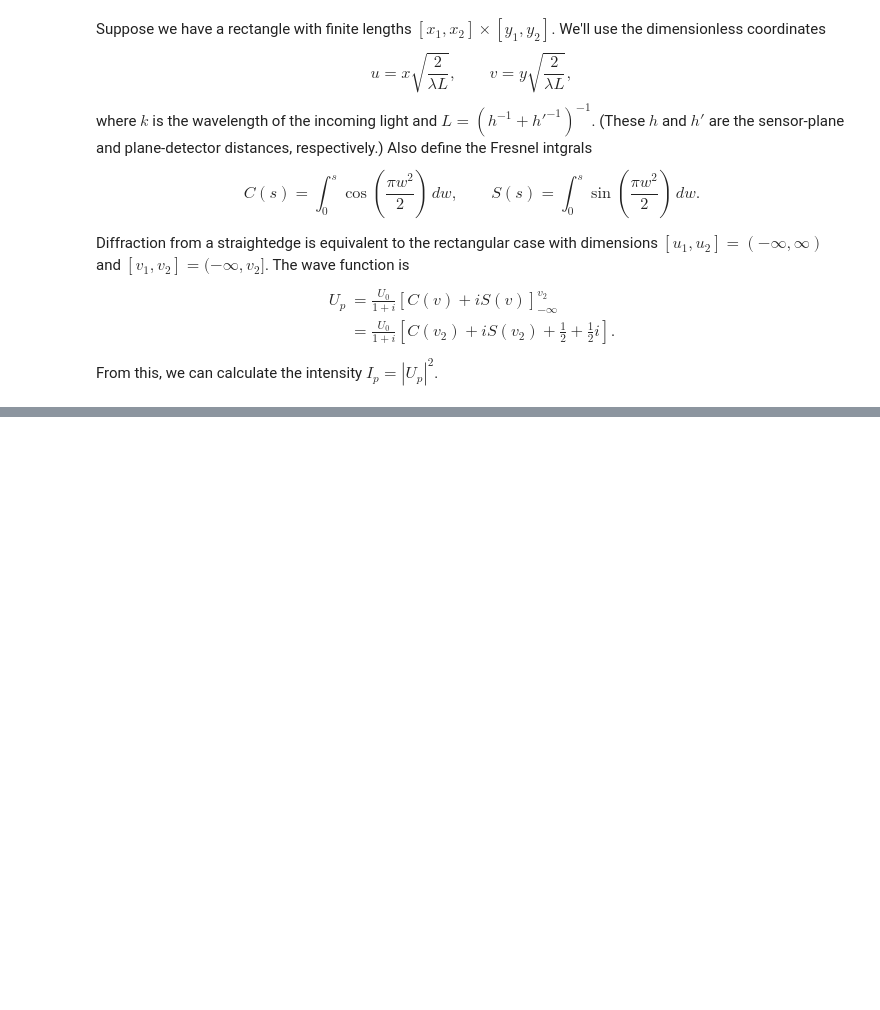
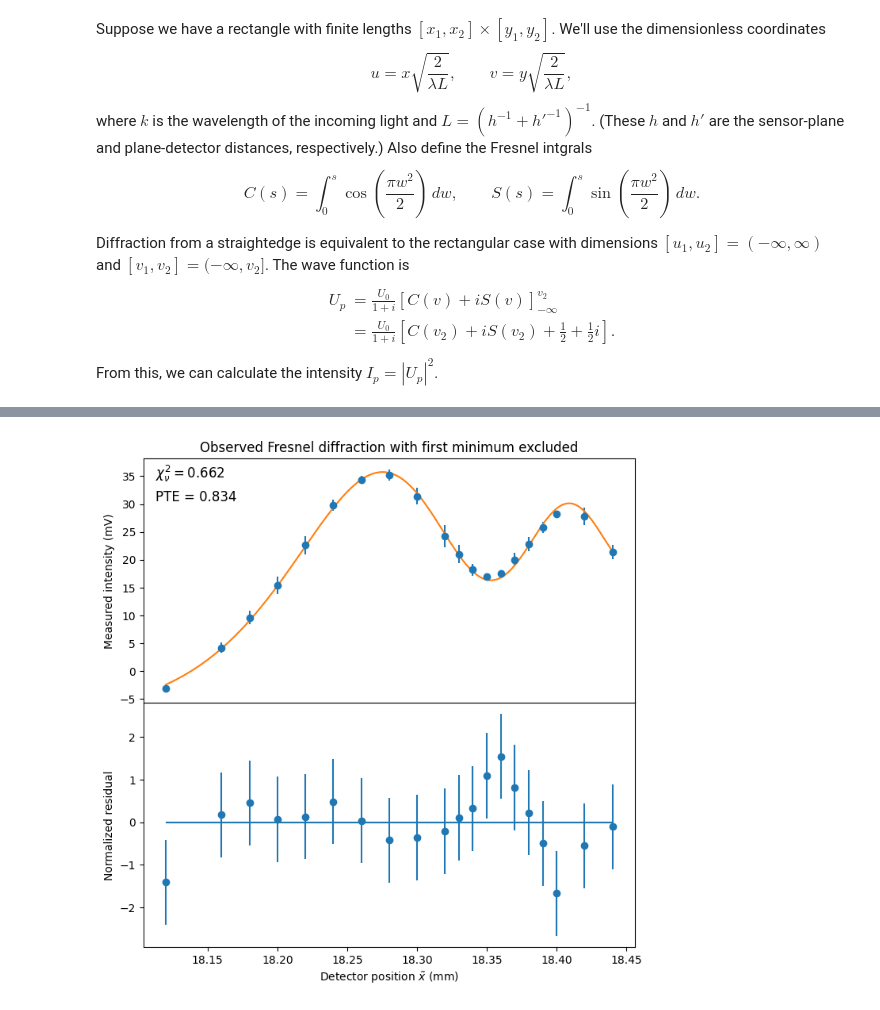
Before and after one commit to cneelyhmc/phys134-exp1, a Jupyter notebook: exp1_fresnel.ipynb, the cells around one changed output, grey strips where cells are left out. Drawn from its saved outputs; the diff is of its cells as text; code cells hidden in the pictures; blank space fills up the shorter version.

```diff
--- a/exp1_fresnel.ipynb
+++ b/exp1_fresnel.ipynb
@@ -160,0 +178,26 @@ plt.hlines(0, min(x_means), max(x_means))
+# %%
+# plot the fit and normalized residuals on the same figure
+
+fig, axs = plt.subplots(2, 1, figsize=(8, 8), sharex=True)
+fig.subplots_adjust(hspace=0)
+
+axs[0].errorbar(x_means, y_means, y_sems, fmt='o', linestyle='')
+axs[0].plot(xfit4plot, yfit4plot, label = "fit")
+# axs[0].set_xlabel(r"Detector position $\tilde x$ (mm)")
+axs[0].set_ylabel("Measured intensity (mV)")
+axs[0].set_title("Observed Fresnel diffraction with first minimum excluded")
+
+
+
+axs[0].text(0.025, 0.92, r"$\chi_\nu^2 = $" + str(round(red_chi_sq, 3)), fontsize=12, transform=axs[0].transAxes)
+axs[0].text(0.025, 0.825, "PTE = " + str(round(PTE, 3)), fontsize=12, transform=axs[0].transAxes)
+
+
+axs[1].errorbar(x_means, norm_resids, np.ones(len(x_means)), fmt="o", label="data")
+axs[1].hlines(0, min(x_means), max(x_means))
+axs[1].set_xlabel(r"Detector position $\tilde x$ (mm)")
+axs[1].set_ylabel("Normalized residual")
+
+axs[1].sharex(axs[0])
+# %% [output]
+[figure, added]
```
Also changed, not shown: parts of 5 cells of this notebook, 1 other file.
